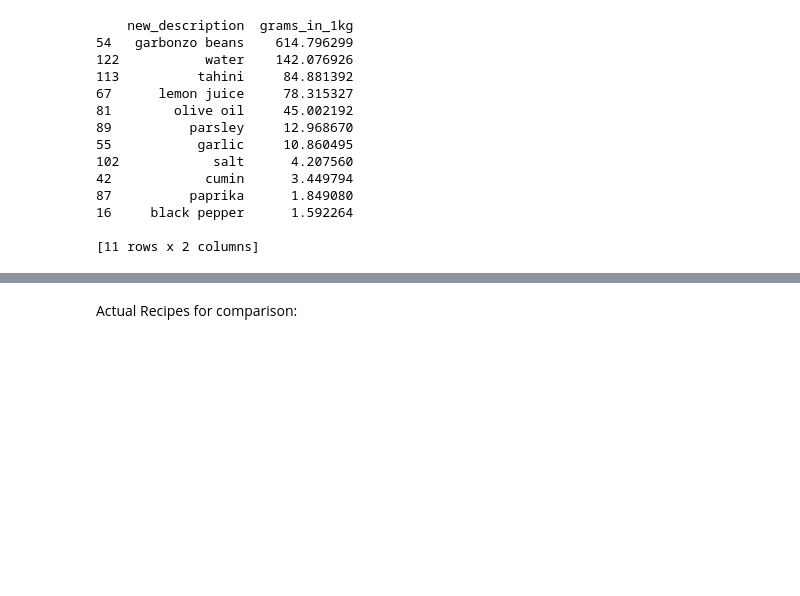
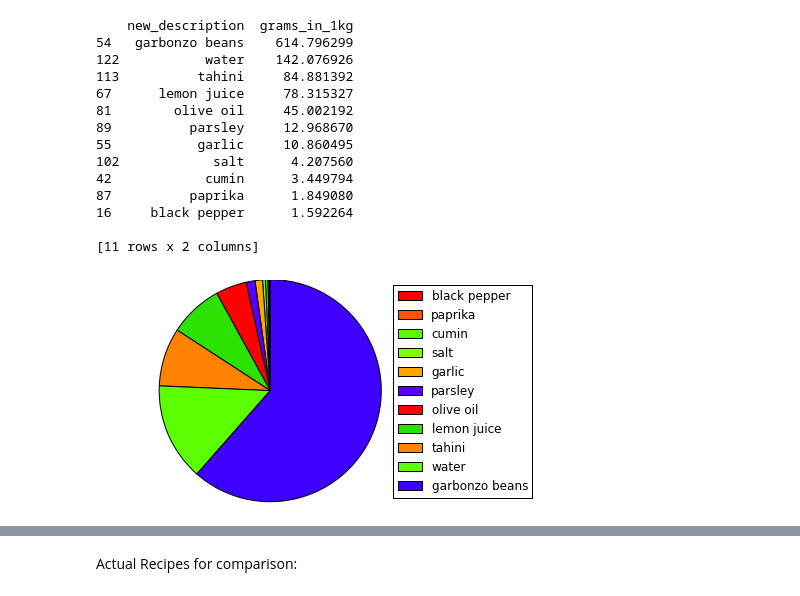
Before and after one commit to danjump/recipe_optimizer, a Jupyter notebook: analyze_data/final_proportions.ipynb, the cells around one changed output, grey strips where cells are left out. Saved outputs shown, nothing was run; the diff lists cells and outputs as text; code cells hidden in the pictures; blank space fills up the shorter version.

```diff
--- a/analyze_data/final_proportions.ipynb
+++ b/analyze_data/final_proportions.ipynb
@@ -110,0 +113,16 @@ print simple_results.sort(['grams_in_1kg'],ascending=[0])
+# %%
+# The slices will be ordered and plotted counter-clockwise.
+labels = simple_results.sort(['grams_in_1kg'],axis=0)['new_description'].as_matrix()
+sizes = simple_results.sort(['grams_in_1kg'],axis=0)['grams_in_1kg'].as_matrix()
+colors = base_ingr_df[base_ingr_df['final_selection']==1]['mean_proportion'].as_matrix()*4
+
+my_norm = matplotlib.colors.Normalize(-1, 1) # maps your data to the range [0, 1]
+my_cmap = matplotlib.cm.get_cmap('prism')
+
+patches, texts = plt.pie(sizes, startangle=90,colors=my_cmap(colors))
+plt.legend(patches, labels.tolist(), loc=5, bbox_to_anchor=(1.3,.5))
+
+plt.axis('equal')
+plt.show()
+# %% [output]
+[figure, added]
```
Also changed, not shown: parts of 3 cells of this notebook, 2 other files.
